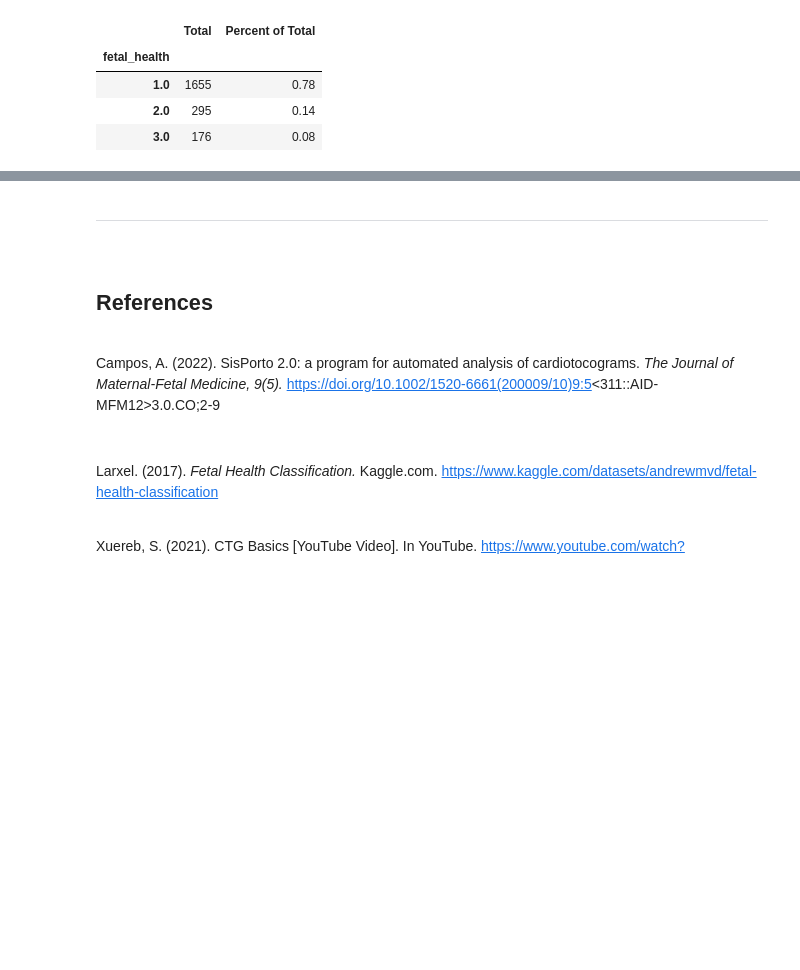
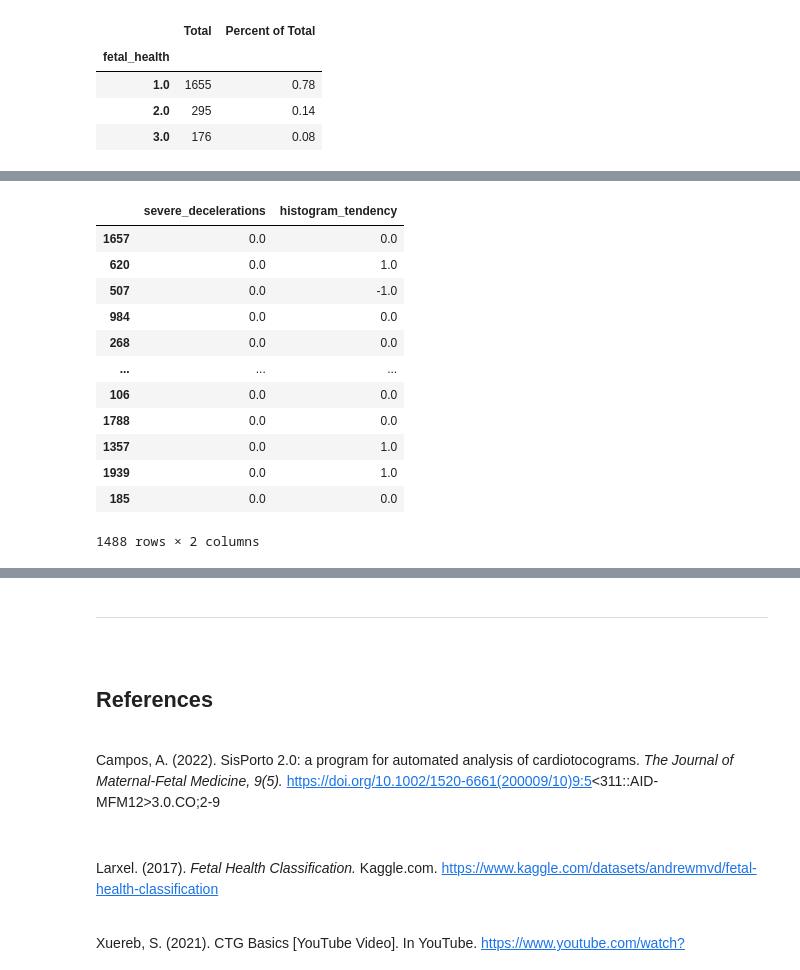
Before and after one commit to Hakuna-Patata/BU_MSDS_PTW, a Jupyter notebook: DSC 550 - Data Mining/Project/DSC-550 Project.ipynb, the cells around one changed output, grey strips where cells are left out. Cells and saved outputs as stored; diff of their text form; code cells hidden in the pictures; blank space fills up the shorter version.

```diff
--- a/DSC 550 - Data Mining/Project/DSC-550 Project.ipynb
+++ b/DSC 550 - Data Mining/Project/DSC-550 Project.ipynb
@@ -386,0 +511,16 @@ target_class_prop_df
+# %%
+sklearn_df.DFColumnExtractor(cat_cols).transform(X_train)
+# %% [output]
+|  | severe_decelerations | histogram_tendency |
+| 1657 | 0.0 | 0.0 |
+| 620 | 0.0 | 1.0 |
+| 507 | 0.0 | -1.0 |
+| 984 | 0.0 | 0.0 |
+| 268 | 0.0 | 0.0 |
+| ... | ... | ... |
+| 106 | 0.0 | 0.0 |
+| 1788 | 0.0 | 0.0 |
+| 1357 | 0.0 | 1.0 |
+| 1939 | 0.0 | 1.0 |
+| 185 | 0.0 | 0.0 |
+1488 rows × 2 columns
```
Also changed, not shown: parts of 39 cells of this notebook, 7 other files.
